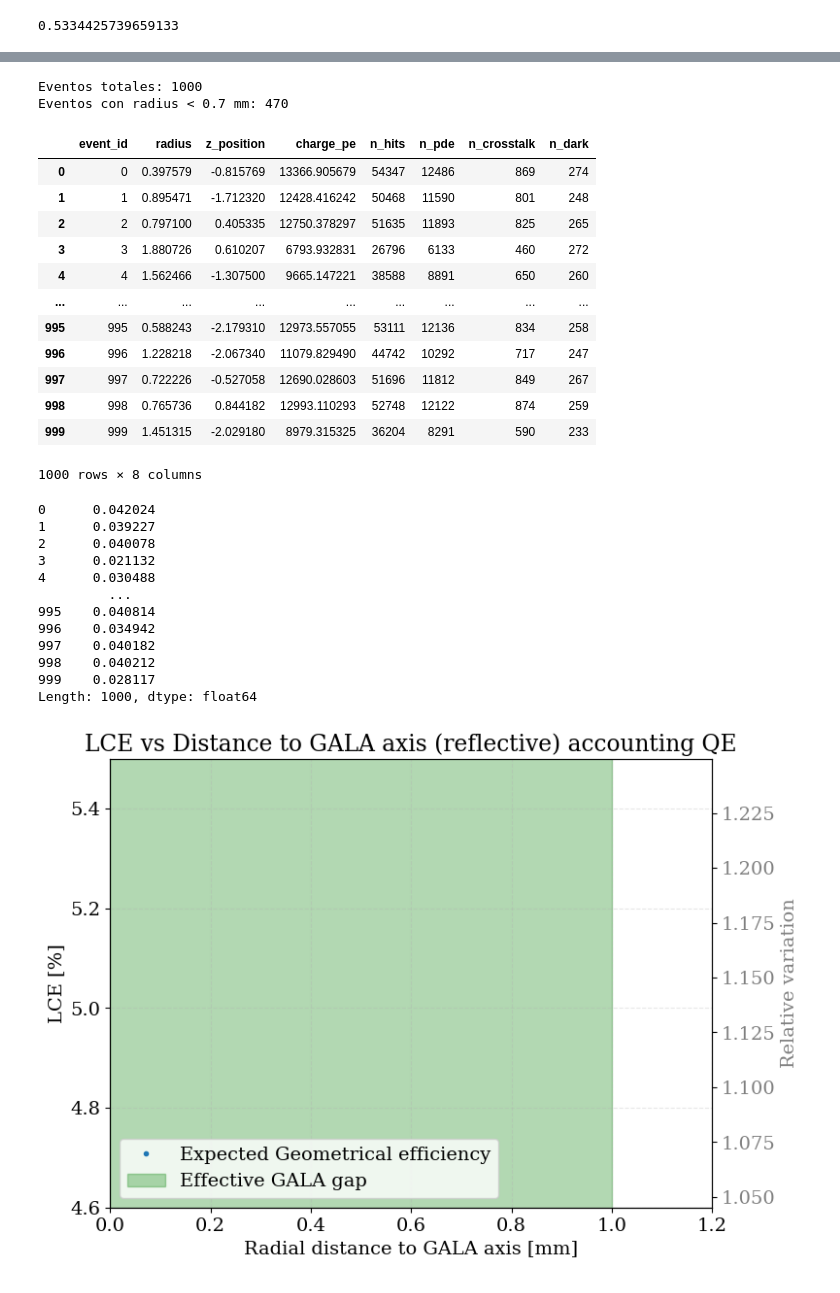
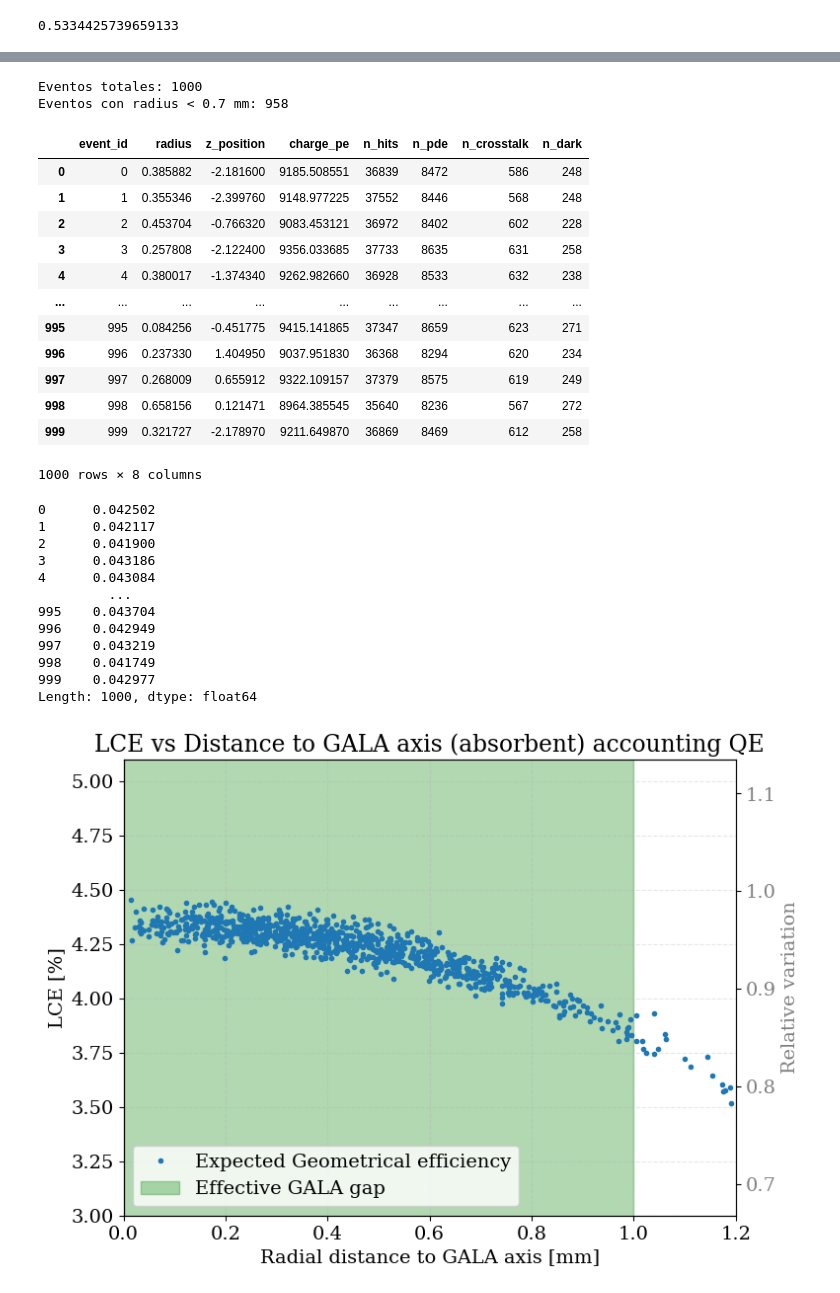
Before and after one commit to pablovzqz/GALA_hole, a Jupyter notebook: analysis/Offline_Electronics_Manual.ipynb, the cells around one changed output, grey strips where cells are left out. Drawn from its saved outputs; the diff is of its cells as text; code cells hidden in the pictures.

```diff
--- a/analysis/Offline_Electronics_Manual.ipynb
+++ b/analysis/Offline_Electronics_Manual.ipynb
@@ -33,7 +33,7 @@ def gaussian(x: float, A: float, sigma: float, mu: float) -> float:
 
 El documento es demasiado grande como para leerlo todo conjunto en memoria, de forma que se abre en secciones.
 # %%
-path ='/Users/pablovazquez/GALA_hole/build/geometric_hits_absorbentGALA_3mm_testfullpeaks.txt'
+path ='/Users/pablovazquez/GALA_hole/build/geometric_hits_absorbentGALA_5mm_correctedRadius_1.8kVcmbar.txt'
 # %%
 usecols = ['event_id', 'time_ns', 'vx_mm', 'vy_mm', 'vz_mm', 'nPhotons']
 
@@ -402,65 +402,65 @@ print(f'Eventos totales: {len(charge_collection)}')
 print(f'Eventos con radius < 0.7 mm: {len(charge_collection_center)}')
 # %% [output]
 Eventos totales: 1000
-Eventos con radius < 0.7 mm: 470
+Eventos con radius < 0.7 mm: 958
 # %%
 event_summary
 # %% [output]
 |  | event_id | radius | z_position | charge_pe | n_hits | n_pde | n_crosstalk | n_dark |
-| 0 | 0 | 0.397579 | -0.815769 | 13366.905679 | 54347 | 12486 | 869 | 274 |
-| 1 | 1 | 0.895471 | -1.712320 | 12428.416242 | 50468 | 11590 | 801 | 248 |
-| 2 | 2 | 0.797100 | 0.405335 | 12750.378297 | 51635 | 11893 | 825 | 265 |
-| 3 | 3 | 1.880726 | 0.610207 | 6793.932831 | 26796 | 6133 | 460 | 272 |
-| 4 | 4 | 1.562466 | -1.307500 | 9665.147221 | 38588 | 8891 | 650 | 260 |
+| 0 | 0 | 0.385882 | -2.181600 | 9185.508551 | 36839 | 8472 | 586 | 248 |
+| 1 | 1 | 0.355346 | -2.399760 | 9148.977225 | 37552 | 8446 | 568 | 248 |
+| 2 | 2 | 0.453704 | -0.766320 | 9083.453121 | 36972 | 8402 | 602 | 228 |
+| 3 | 3 | 0.257808 | -2.122400 | 9356.033685 | 37733 | 8635 | 631 | 258 |
+| 4 | 4 | 0.380017 | -1.374340 | 9262.982660 | 36928 | 8533 | 632 | 238 |
 | ... | ... | ... | ... | ... | ... | ... | ... | ... |
-| 995 | 995 | 0.588243 | -2.179310 | 12973.557055 | 53111 | 12136 | 834 | 258 |
-| 996 | 996 | 1.228218 | -2.067340 | 11079.829490 | 44742 | 10292 | 717 | 247 |
-| 997 | 997 | 0.722226 | -0.527058 | 12690.028603 | 51696 | 11812 | 849 | 267 |
-| 998 | 998 | 0.765736 | 0.844182 | 12993.110293 | 52748 | 12122 | 874 | 259 |
-| 999 | 999 | 1.451315 | -2.029180 | 8979.315325 | 36204 | 8291 | 590 | 233 |
+| 995 | 995 | 0.084256 | -0.451775 | 9415.141865 | 37347 | 8659 | 623 | 271 |
+| 996 | 996 | 0.237330 | 1.404950 | 9037.951830 | 36368 | 8294 | 620 | 234 |
+| 997 | 997 | 0.268009 | 0.655912 | 9322.109157 | 37379 | 8575 | 619 | 249 |
+| 998 | 998 | 0.658156 | 0.121471 | 8964.385545 | 35640 | 8236 | 567 | 272 |
+| 999 | 999 | 0.321727 | -2.178970 | 9211.649870 | 36869 | 8469 | 612 | 258 |
 1000 rows × 8 columns
 # %%
 event_summary.charge_pe/df_hits.photons_generated
 # %% [output]
-0      0.042024
-1      0.039227
-2      0.040078
-3      0.021132
-4      0.030488
+0      0.042502
+1      0.042117
+2      0.041900
+3      0.043186
+4      0.043084
          ...
-995    0.040814
-996    0.034942
-997    0.040182
-998    0.040212
-999    0.028117
+995    0.043704
+996    0.042949
+997    0.043219
+998    0.041749
+999    0.042977
 Length: 1000, dtype: float64
 # %%
 data_mapa = pd.DataFrame({'Z': event_summary.z_position, 'R': event_summary.radius, 'LCE': event_summary.charge_pe/df_hits.photons_generated})
 # %%
 fig, ax1 = plt.subplots(figsize=(8, 6))
 ax1.plot(radius, event_summary.charge_pe/df_hits.photons_generated*100, '.', label='Expected Geometrical efficiency')
 ax1.fill_between((0, 1), (7, 7), alpha=0.3, color='green', label='Effective GALA gap')
-ax1.set_title('LCE vs Distance to GALA axis (reflective) accounting QE')
+ax1.set_title('LCE vs Distance to GALA axis (absorbent) accounting QE')
 ax1.set_xlabel('Radial distance to GALA axis [mm]')
 ax1.set_ylabel('LCE [%]')
-ax1.set_ylim(4.6, 5.5)
+ax1.set_ylim(3, 5.1)
 ax1.set_xlim(0, 1.2)
 ax1.grid(True, alpha=0.3, linestyle='--')
 
 
-lce_max = np.max(event_summary.charge_pe/df_hits.photons_generated*100)
+lce_max = np.max(event_summary.charge_pe/np.mean(df_hits.photons_generated)*100)
 
 ax2 = ax1.twinx()
 ymin, ymax = ax1.get_ylim()
 ax2.set_ylim(ymin / lce_max, ymax / lce_max)
 ax2.set_ylabel('Relative variation', color='gray')
 ax2.tick_params(axis='y', labelcolor='gray')
 
 lines1, labels1 = ax1.get_legend_handles_labels()
 ax1.legend(lines1, labels1, loc='lower left')
-plt.savefig('/Users/pablovazquez/GALA_hole/results/total_lce_reflective.png')
+plt.savefig('/Users/pablovazquez/GALA_hole/results/total_lce_absorbent_correctedRadius_1.8kVcmbar.png')
 # %% [output]
-[figure, old version]
+[figure, new version]
 # %%
 counts, bins = np.histogram(charge_collection_center, bins = 20)
 bincents = (bins[:-1] + bins[1:]) / 2
```
Also changed, not shown: parts of 14 cells of this notebook, 11 other files.
